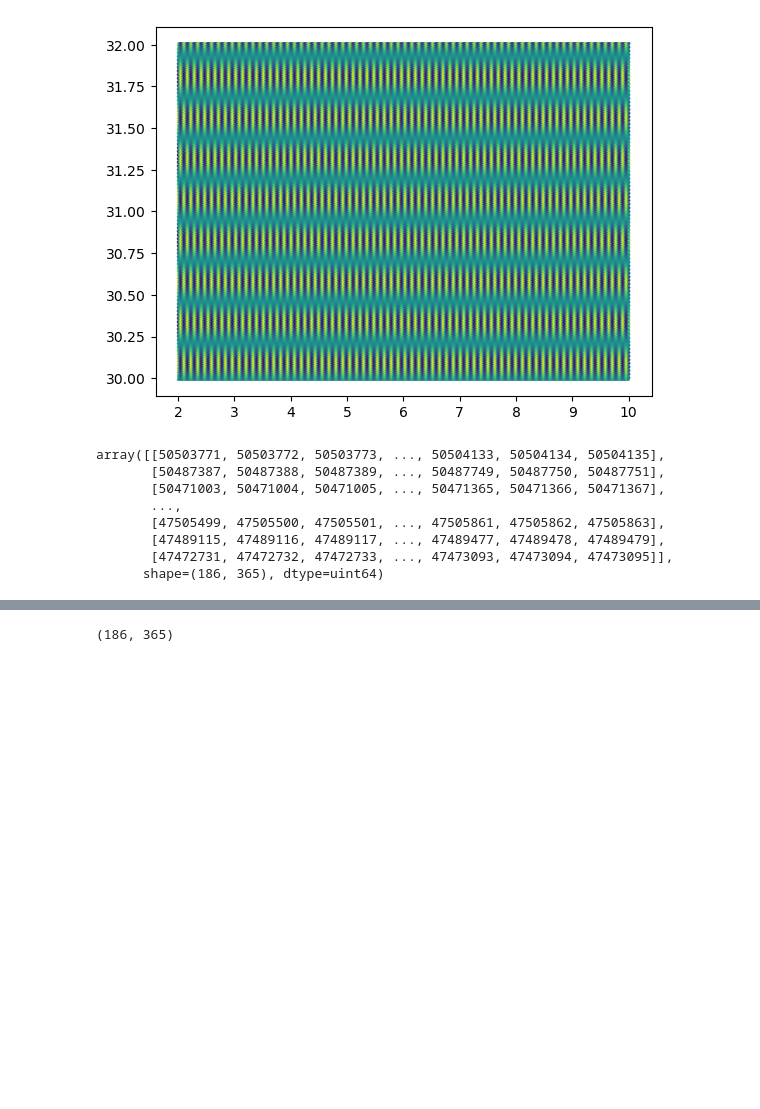
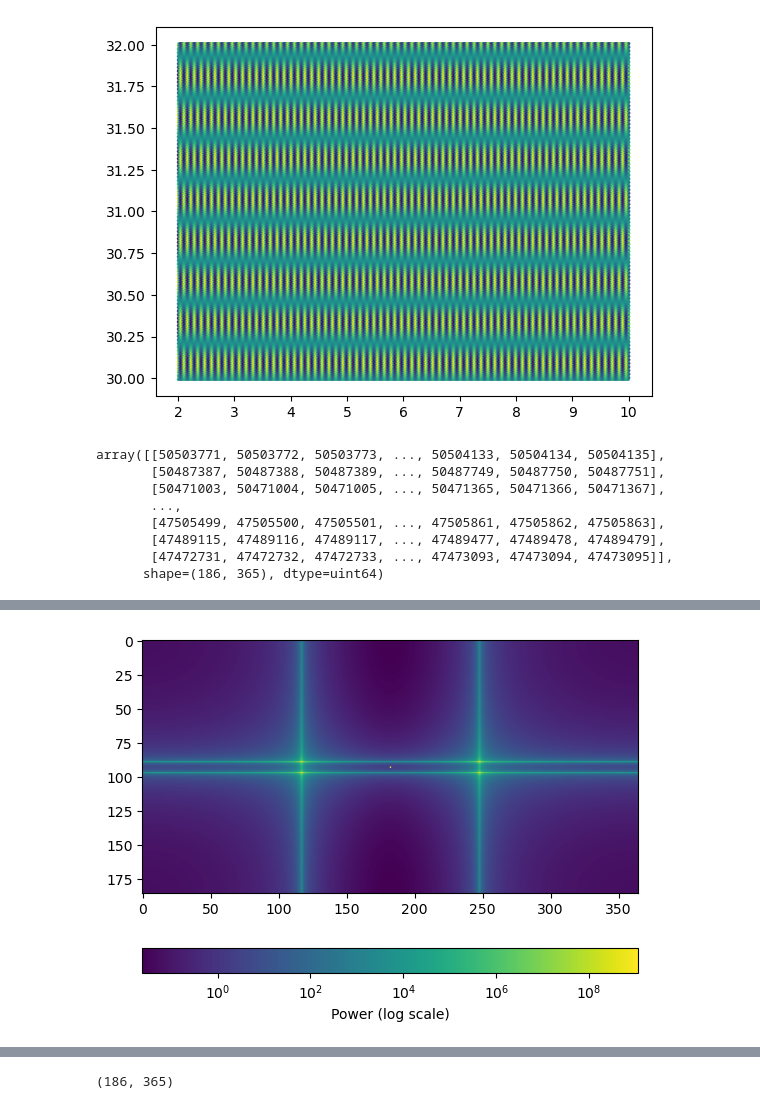
Before and after one commit to GRID4EARTH/healpix-analyse, a Jupyter notebook: Notebooks/Test_powerspectra.ipynb, the cells around one changed output, grey strips where cells are left out. Drawn from its saved outputs; the diff is of its cells as text; code cells hidden in the pictures; blank space fills up the shorter version.

```diff
--- a/Notebooks/Test_powerspectra.ipynb
+++ b/Notebooks/Test_powerspectra.ipynb
@@ -77,0 +122,44 @@ Error:
+# %%
+def ps(F_):
+
+    F = np.fft.fftshift(F_)
+    P2D = np.abs(F) ** 2
+
+    if True:
+        import matplotlib.pyplot as plt
+        plt.imshow(P2D, norm='log')
+        plt.colorbar(label='Power (log scale)', orientation='horizontal')
+        plt.show()
+
+    # Spatial frequency grids (cycles per unit length; NOT radians)
+    ny, nx = P2D.shape
+    fx = np.fft.fftshift(np.fft.fftfreq(nx))  # cycles per unit length (e.g., m^-1)
+    fy = np.fft.fftshift(np.fft.fftfreq(ny))  # cycles per unit length (e.g., m^-1)
+    fx2d, fy2d = np.meshgrid(fx, fy, indexing="xy")
+    fr = np.sqrt(fx2d**2 + fy2d**2)  # radial spatial frequency (cycles per unit length)
+
+    # Radial binning
+    nbins = min(nx, ny) // 2
+    f_bins = np.linspace(0.0, fr.max(), nbins + 1)
+
+    # Vectorized bin average of P2D over annuli
+    fr_flat = fr.ravel()
+    P_flat = P2D.ravel()
+    bin_idx = np.digitize(fr_flat, f_bins) - 1  # -> [0, nbins-1]
+    valid = (bin_idx >= 0) & (bin_idx < nbins)
+
+    # Sum and count per bin, then mean
+    sum_per_bin = np.bincount(bin_idx[valid], weights=P_flat[valid], minlength=nbins)
+    cnt_per_bin = np.bincount(bin_idx[valid], minlength=nbins)
+    with np.errstate(invalid="ignore", divide="ignore"):
+        Pk = sum_per_bin / cnt_per_bin
+    Pk[cnt_per_bin == 0] = np.nan  # empty bins
+
+    # Bin centers
+    f_centers = 0.5 * (f_bins[1:] + f_bins[:-1])
+
+    return f_centers, Pk/(nx*ny)
+# %%
+nu_latlon_grid, cl_latlon_grid = ps(np.fft.fft2(data_latlon_grid))
+# %% [output]
+[figure, added]
```
Also changed, not shown: parts of 13 cells of this notebook, 5 other files.
